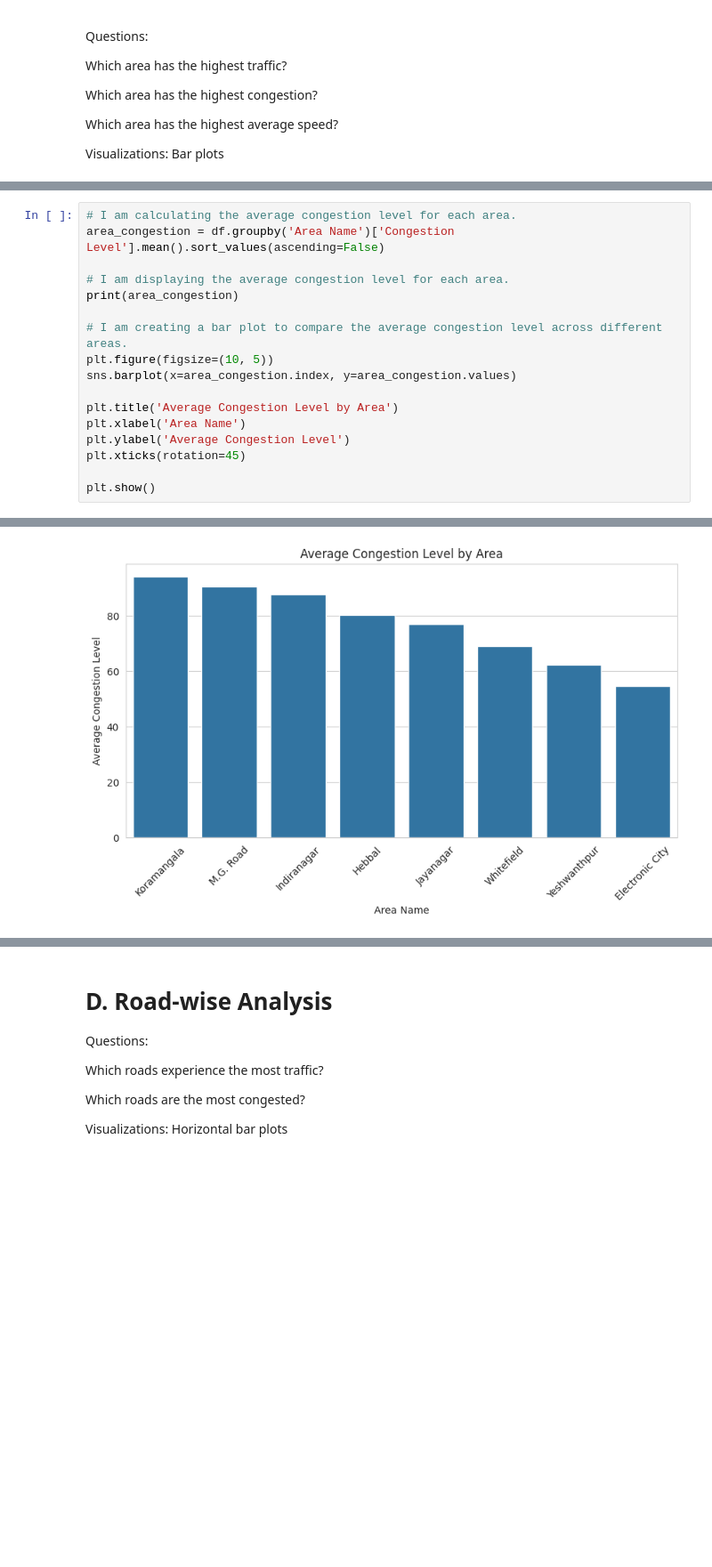
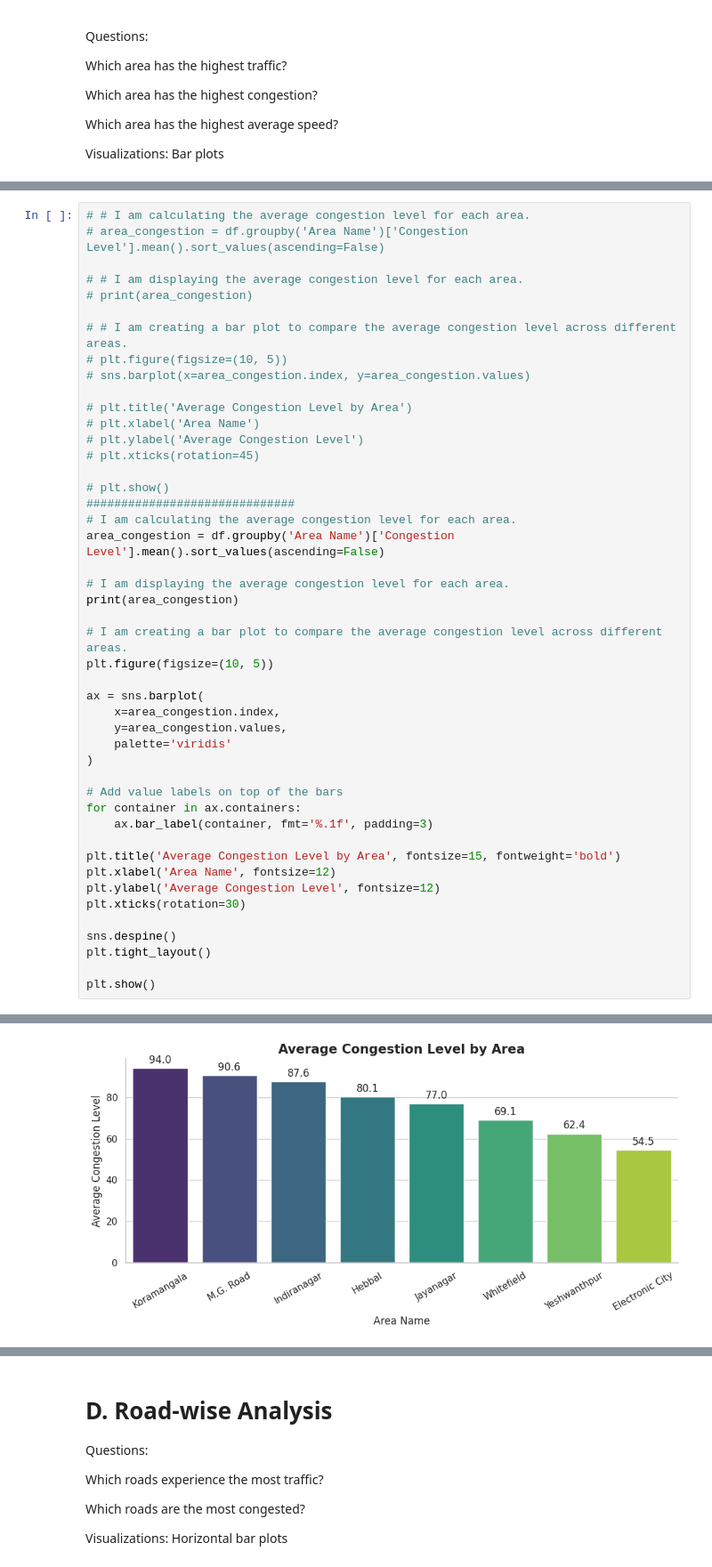
Before and after one commit to RathinG/capstone, a Jupyter notebook: Capstone_Project_(TEAM_1).ipynb, the cells around one changed output, grey strips where cells are left out. Shown at 89% size. Saved outputs shown, nothing was run; the diff lists cells and outputs as text; blank space fills up the shorter version.

```diff
--- a/Capstone_Project_(TEAM_1).ipynb
+++ b/Capstone_Project_(TEAM_1).ipynb
@@ -371,4 +489,21 @@ Name: Traffic Volume, dtype: float64
 # %%
+# # I am calculating the average congestion level for each area.
+# area_congestion = df.groupby('Area Name')['Congestion Level'].mean().sort_values(ascending=False)
+
+# # I am displaying the average congestion level for each area.
+# print(area_congestion)
+
+# # I am creating a bar plot to compare the average congestion level across different areas.
+# plt.figure(figsize=(10, 5))
+# sns.barplot(x=area_congestion.index, y=area_congestion.values)
+
+# plt.title('Average Congestion Level by Area')
+# plt.xlabel('Area Name')
+# plt.ylabel('Average Congestion Level')
+# plt.xticks(rotation=45)
+
+# plt.show()
+##############################
 # I am calculating the average congestion level for each area.
 area_congestion = df.groupby('Area Name')['Congestion Level'].mean().sort_values(ascending=False)
 
@@ -377,12 +512,24 @@ print(area_congestion)
 
 # I am creating a bar plot to compare the average congestion level across different areas.
 plt.figure(figsize=(10, 5))
-sns.barplot(x=area_congestion.index, y=area_congestion.values)
 
-plt.title('Average Congestion Level by Area')
-plt.xlabel('Area Name')
-plt.ylabel('Average Congestion Level')
-plt.xticks(rotation=45)
+ax = sns.barplot(
+    x=area_congestion.index,
+    y=area_congestion.values,
+    palette='viridis'
+)
+
+# Add value labels on top of the bars
+for container in ax.containers:
+    ax.bar_label(container, fmt='%.1f', padding=3)
+
+plt.title('Average Congestion Level by Area', fontsize=15, fontweight='bold')
+plt.xlabel('Area Name', fontsize=12)
+plt.ylabel('Average Congestion Level', fontsize=12)
+plt.xticks(rotation=30)
+
+sns.despine()
+plt.tight_layout()
 
 plt.show()
 # %% [output]
@@ -399,2 +549,2 @@ Name: Congestion Level, dtype: float64
-[figure, old version]
+[figure, new version]
 # %%
```
Also changed, not shown: parts of 28 cells of this notebook.
